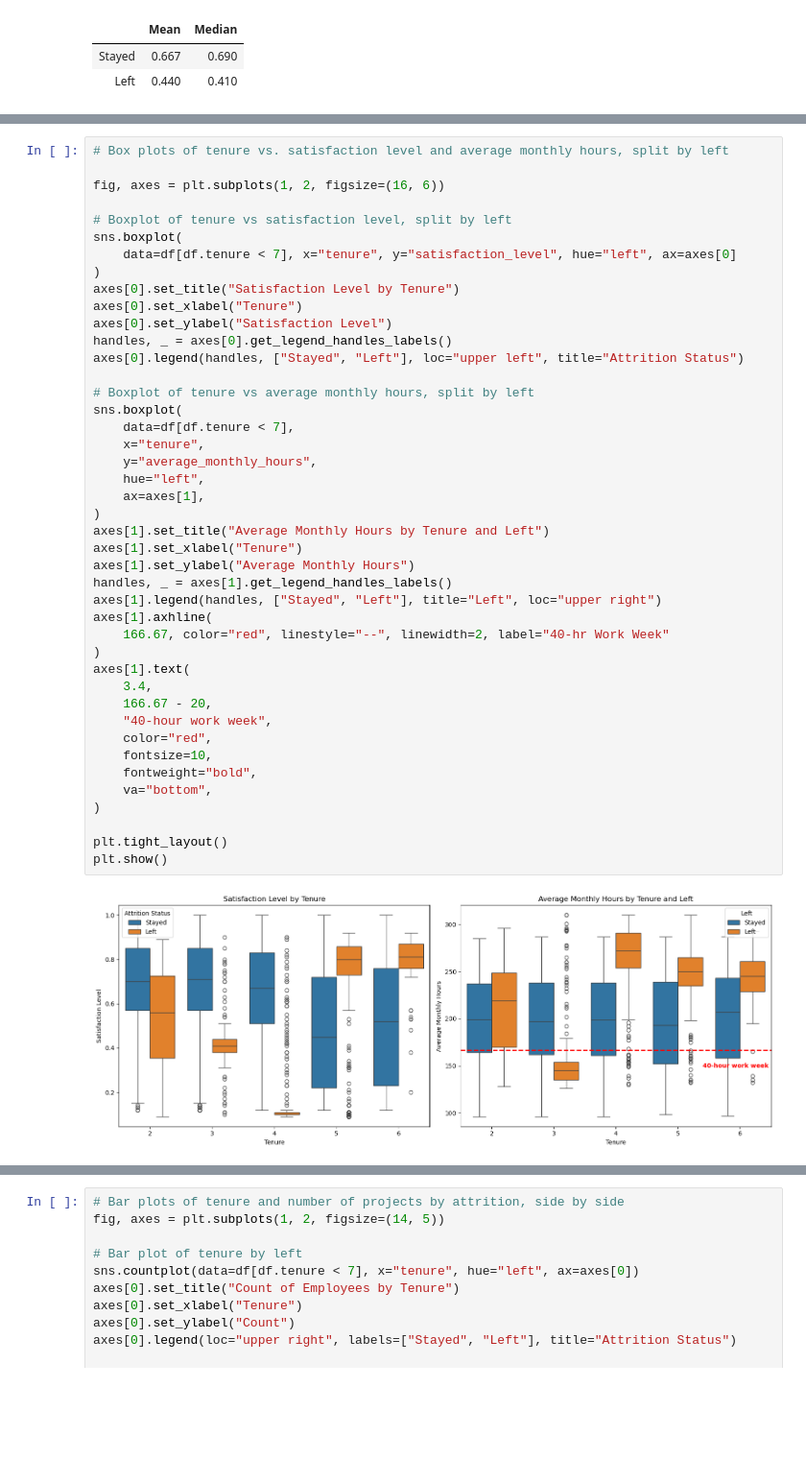
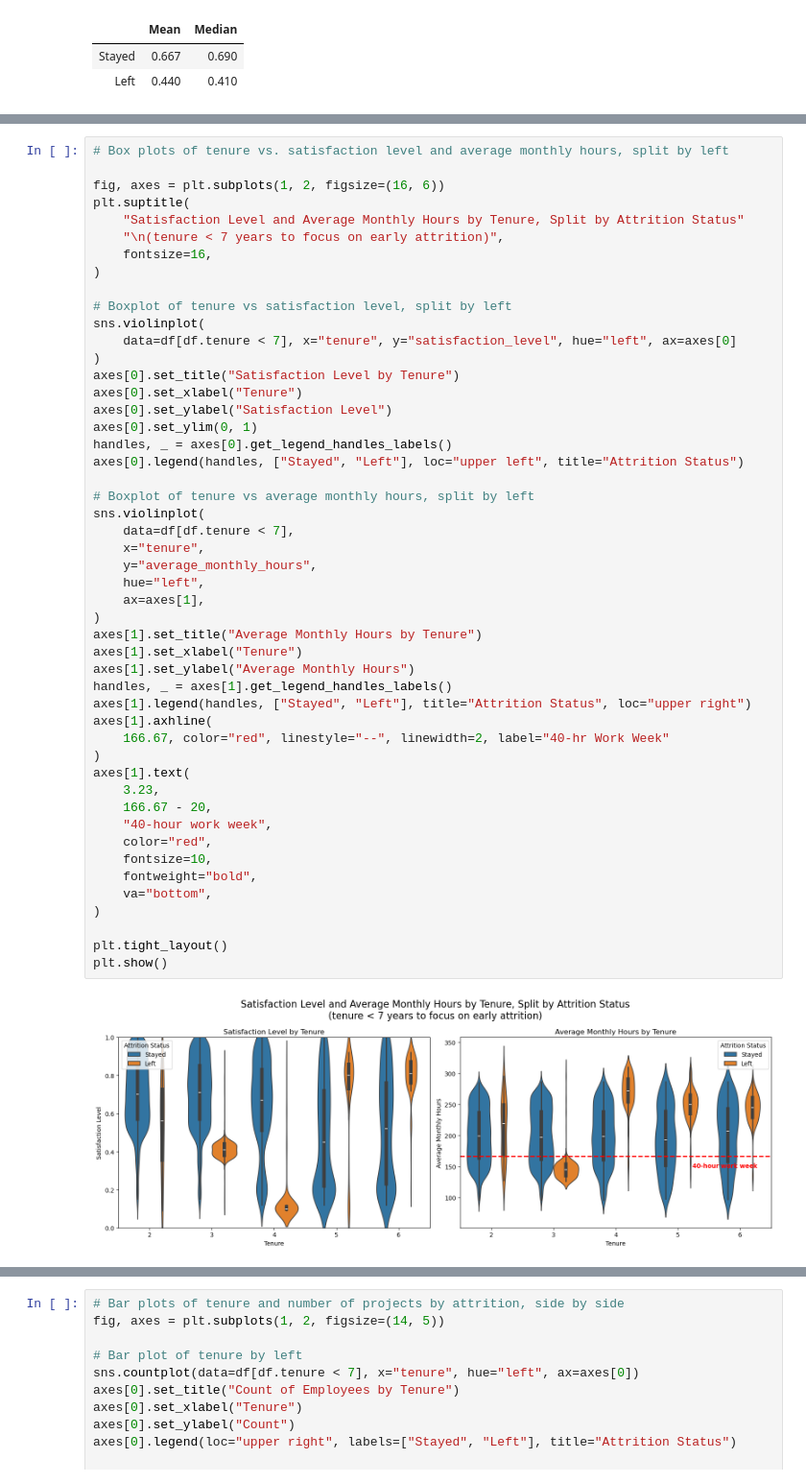
Before and after one commit to johbry17/Salifort-Employee-Churn-ml, a Jupyter notebook: executive_summary.ipynb, the cells around one changed output, grey strips where cells are left out. Shown at 96% size. Cells and saved outputs as stored; diff of their text form; blank space fills up the shorter version.

```diff
--- a/executive_summary.ipynb
+++ b/executive_summary.ipynb
@@ -516,44 +613,50 @@ plt.show()
 # Box plots of tenure vs. satisfaction level and average monthly hours, split by left
 
 fig, axes = plt.subplots(1, 2, figsize=(16, 6))
+plt.suptitle(
+    "Satisfaction Level and Average Monthly Hours by Tenure, Split by Attrition Status"
+    "\n(tenure < 7 years to focus on early attrition)",
+    fontsize=16,
+)
 
 # Boxplot of tenure vs satisfaction level, split by left
-sns.boxplot(
+sns.violinplot(
     data=df[df.tenure < 7], x="tenure", y="satisfaction_level", hue="left", ax=axes[0]
 )
 axes[0].set_title("Satisfaction Level by Tenure")
 axes[0].set_xlabel("Tenure")
 axes[0].set_ylabel("Satisfaction Level")
+axes[0].set_ylim(0, 1)
 handles, _ = axes[0].get_legend_handles_labels()
 axes[0].legend(handles, ["Stayed", "Left"], loc="upper left", title="Attrition Status")
 
 # Boxplot of tenure vs average monthly hours, split by left
-sns.boxplot(
+sns.violinplot(
     data=df[df.tenure < 7],
     x="tenure",
     y="average_monthly_hours",
     hue="left",
     ax=axes[1],
 )
-axes[1].set_title("Average Monthly Hours by Tenure and Left")
+axes[1].set_title("Average Monthly Hours by Tenure")
 axes[1].set_xlabel("Tenure")
 axes[1].set_ylabel("Average Monthly Hours")
 handles, _ = axes[1].get_legend_handles_labels()
-axes[1].legend(handles, ["Stayed", "Left"], title="Left", loc="upper right")
+axes[1].legend(handles, ["Stayed", "Left"], title="Attrition Status", loc="upper right")
 axes[1].axhline(
     166.67, color="red", linestyle="--", linewidth=2, label="40-hr Work Week"
 )
 axes[1].text(
-    3.4,
+    3.23,
     166.67 - 20,
     "40-hour work week",
     color="red",
     fontsize=10,
     fontweight="bold",
     va="bottom",
 )
 
 plt.tight_layout()
 plt.show()
 # %% [output]
-[figure, old version]
+[figure, new version]
```
Also changed, not shown: parts of 62 cells of this notebook, 4 other files.
